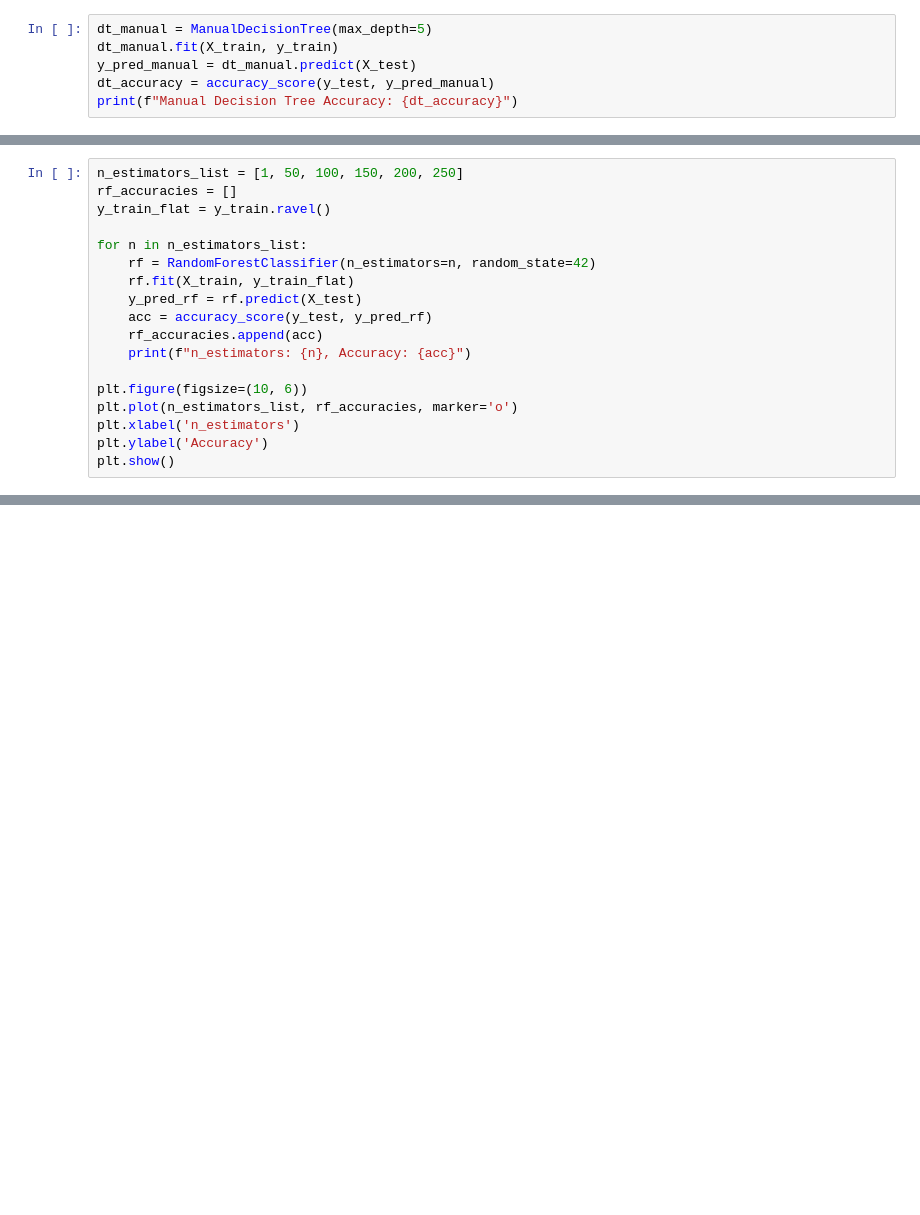
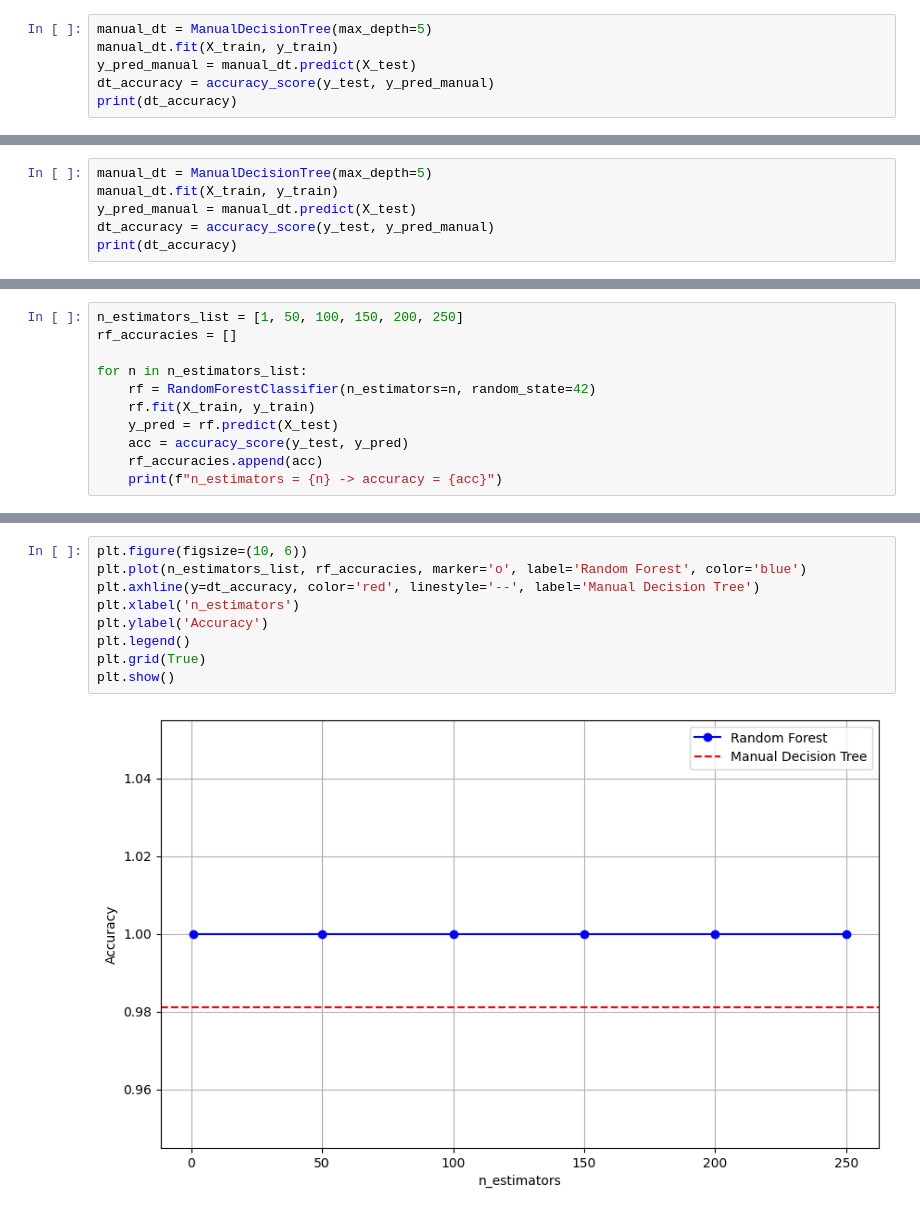
Before and after one commit to mdshabbirmia/CSE475_ML, a Jupyter notebook: lab/lab-01.ipynb, the cells around one changed output, grey strips where cells are left out. Drawn from its saved outputs; the diff is of its cells as text; blank space fills up the shorter version.

```diff
--- a/lab/lab-01.ipynb
+++ b/lab/lab-01.ipynb
@@ -129,6 +161,6 @@ class ManualDecisionTree:
 # %%
-dt_manual = ManualDecisionTree(max_depth=5)
-dt_manual.fit(X_train, y_train)
-y_pred_manual = dt_manual.predict(X_test)
+manual_dt = ManualDecisionTree(max_depth=5)
+manual_dt.fit(X_train, y_train)
+y_pred_manual = manual_dt.predict(X_test)
 dt_accuracy = accuracy_score(y_test, y_pred_manual)
-print(f"Manual Decision Tree Accuracy: {dt_accuracy}")
+print(dt_accuracy)
@@ -134,0 +169,6 @@ print(f"Manual Decision Tree Accuracy: {dt_accuracy}")
+# %%
+manual_dt = ManualDecisionTree(max_depth=5)
+manual_dt.fit(X_train, y_train)
+y_pred_manual = manual_dt.predict(X_test)
+dt_accuracy = accuracy_score(y_test, y_pred_manual)
+print(dt_accuracy)
@@ -135,18 +177,11 @@ print(f"Manual Decision Tree Accuracy: {dt_accuracy}")
 # %%
 n_estimators_list = [1, 50, 100, 150, 200, 250]
 rf_accuracies = []
-y_train_flat = y_train.ravel()
 
 for n in n_estimators_list:
     rf = RandomForestClassifier(n_estimators=n, random_state=42)
-    rf.fit(X_train, y_train_flat)
-    y_pred_rf = rf.predict(X_test)
-    acc = accuracy_score(y_test, y_pred_rf)
+    rf.fit(X_train, y_train)
+    y_pred = rf.predict(X_test)
+    acc = accuracy_score(y_test, y_pred)
     rf_accuracies.append(acc)
-    print(f"n_estimators: {n}, Accuracy: {acc}")
-
-plt.figure(figsize=(10, 6))
-plt.plot(n_estimators_list, rf_accuracies, marker='o')
-plt.xlabel('n_estimators')
-plt.ylabel('Accuracy')
-plt.show()
+    print(f"n_estimators = {n} -> accuracy = {acc}")
@@ -153,3 +195,14 @@ plt.show()
+# %%
+plt.figure(figsize=(10, 6))
+plt.plot(n_estimators_list, rf_accuracies, marker='o', label='Random Forest', color='blue')
+plt.axhline(y=dt_accuracy, color='red', linestyle='--', label='Manual Decision Tree')
+plt.xlabel('n_estimators')
+plt.ylabel('Accuracy')
+plt.legend()
+plt.grid(True)
+plt.show()
+# %% [output]
+[figure, added]
 # %%
 best_rf_acc = max(rf_accuracies)
 print(f"Manual Decision Tree Accuracy: {dt_accuracy}")
```
Also changed, not shown: parts of 11 cells of this notebook.
